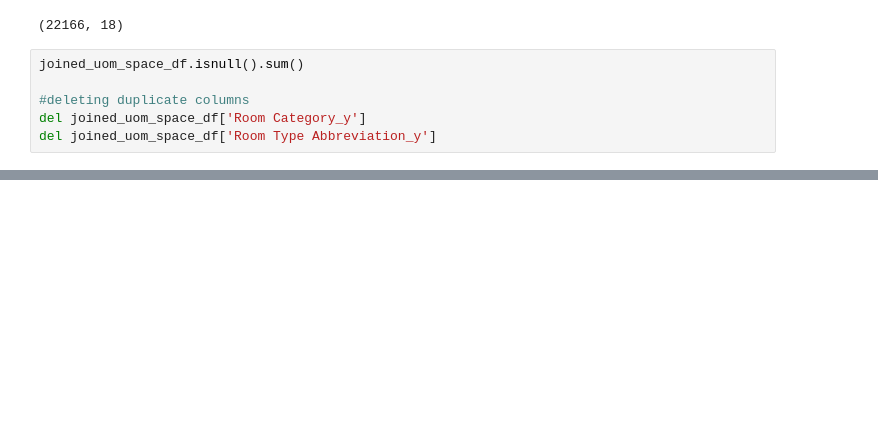
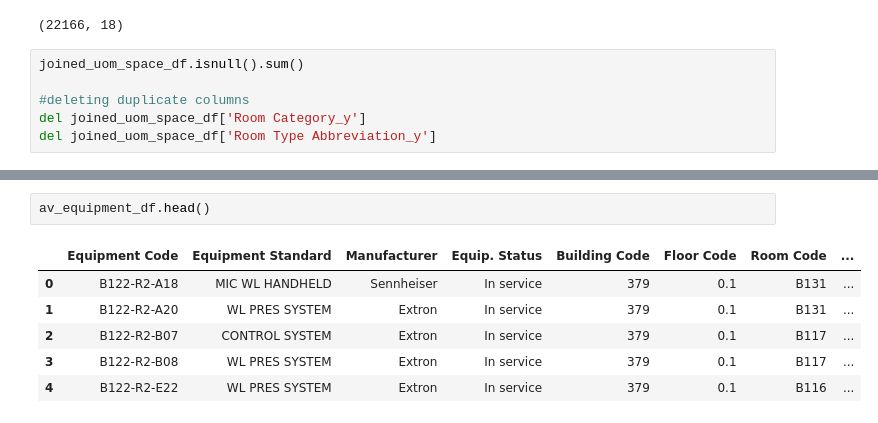
Before and after one commit to abhinavcreed13/project-space-optimisation-group-3, a Jupyter notebook: notebooks/data-preprocessing.ipynb, the cells around one changed output, grey strips where cells are left out. Saved outputs shown, nothing was run; the diff lists cells and outputs as text; blank space fills up the shorter version.

```diff
--- a/notebooks/data-preprocessing.ipynb
+++ b/notebooks/data-preprocessing.ipynb
@@ -134,0 +122,9 @@ em_location_df.head(50)
+# %%
+av_equipment_df.head()
+# %% [output]
+|  | Equipment Code | Equipment Standard | Manufacturer | Equip. Status | Building Code | Floor Code | Room Code | ... |
+| 0 | B122-R2-A18 | MIC WL HANDHELD | Sennheiser | In service | 379 | 0.1 | B131 | ... |
+| 1 | B122-R2-A20 | WL PRES SYSTEM | Extron | In service | 379 | 0.1 | B131 | ... |
+| 2 | B122-R2-B07 | CONTROL SYSTEM | Extron | In service | 379 | 0.1 | B117 | ... |
+| 3 | B122-R2-B08 | WL PRES SYSTEM | Extron | In service | 379 | 0.1 | B117 | ... |
+| 4 | B122-R2-E22 | WL PRES SYSTEM | Extron | In service | 379 | 0.1 | B116 | ... |
```
Also changed, not shown: parts of 13 cells of this notebook.
